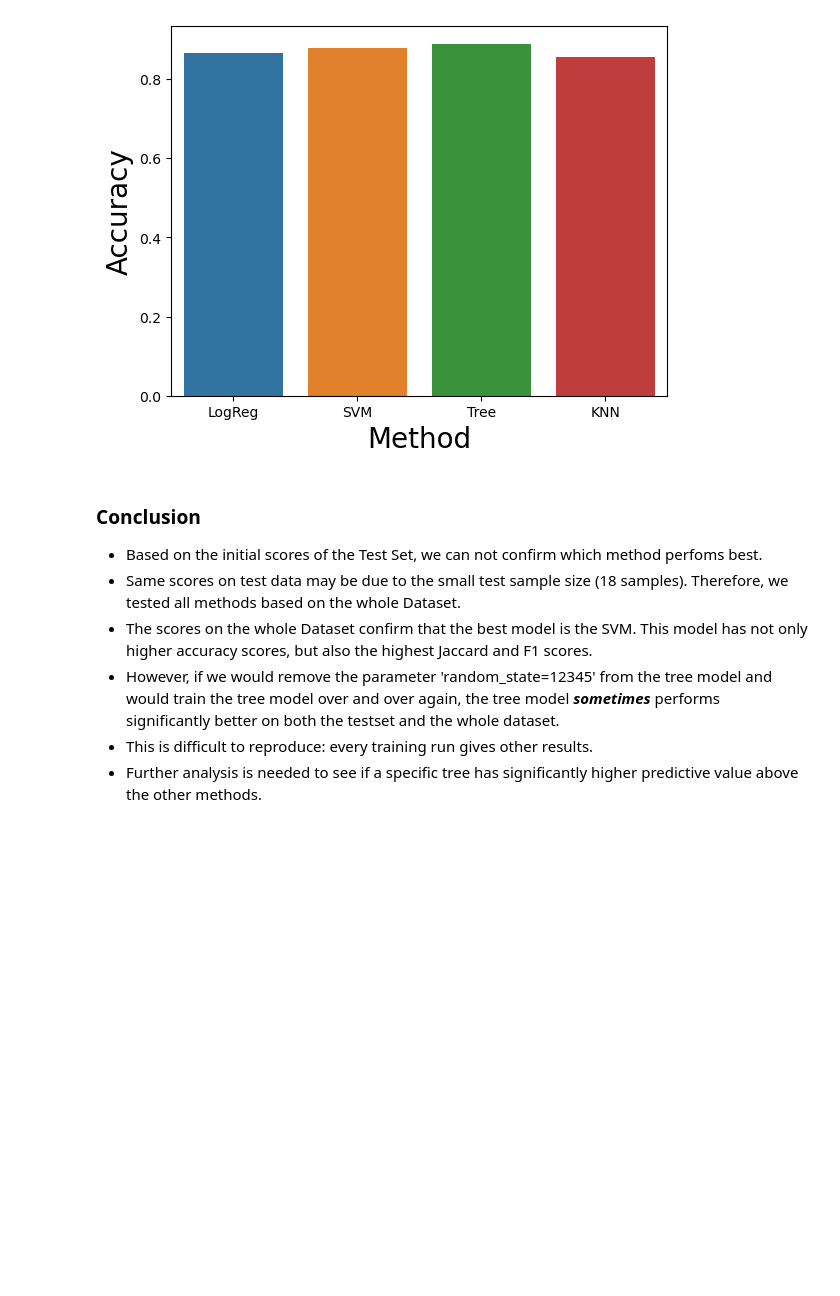
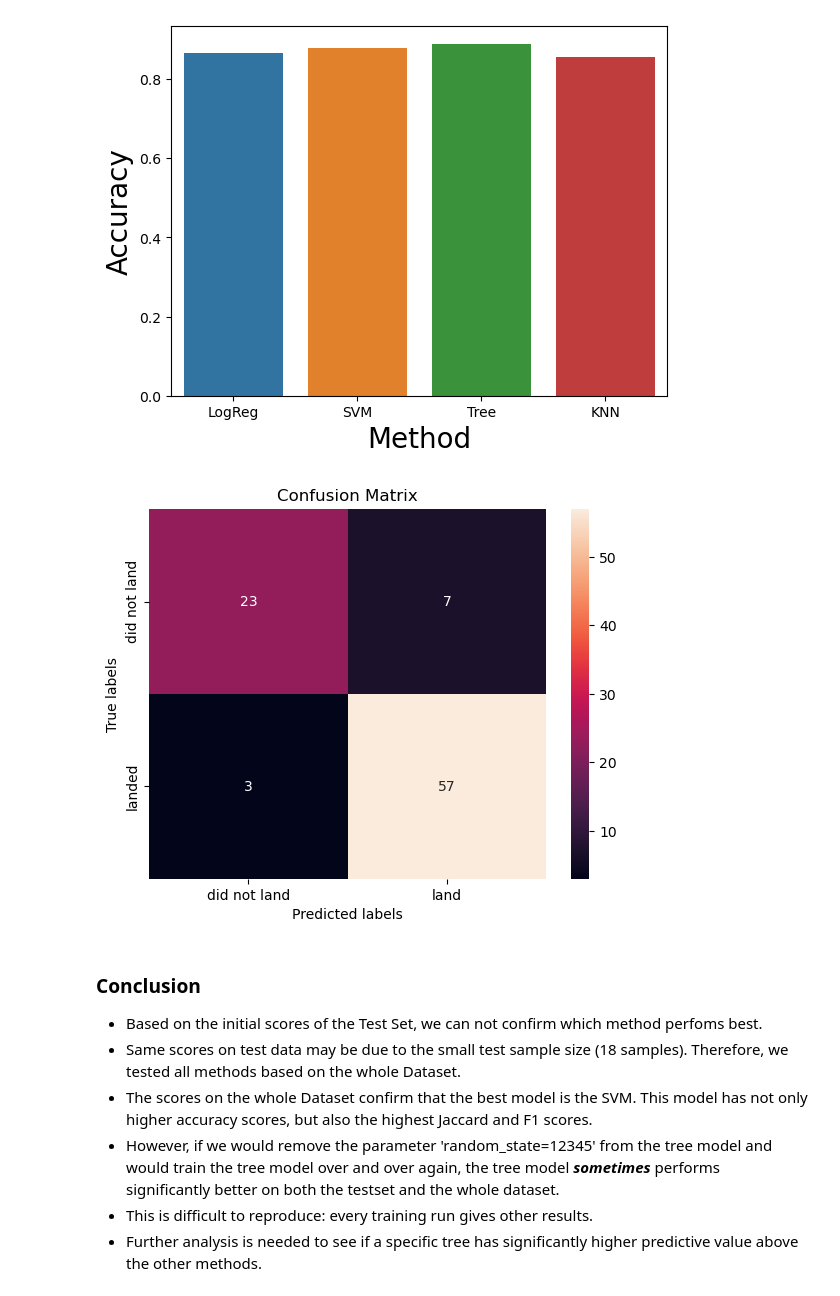
Before and after one commit to Ronflon/IBM_Datascience_CapstoneRepo, a Jupyter notebook: Predictive Analysis.ipynb, the cells around one changed output. Drawn from its saved outputs; the diff is of its cells as text; code cells hidden in the pictures; blank space fills up the shorter version.

```diff
--- a/Predictive Analysis.ipynb
+++ b/Predictive Analysis.ipynb
@@ -563,6 +563,11 @@ plt.ylabel("Accuracy",fontsize=20)
 plt.show()
 # %% [output]
 [figure]
+# %%
+tree_yhat = tree_cv.predict(X)
+plot_confusion_matrix(Y,tree_yhat)
+# %% [output]
+[figure, added]
 # %% [markdown]
 ### Conclusion
 - Based on the initial scores of the Test Set, we can not confirm which method perfoms best.
```
